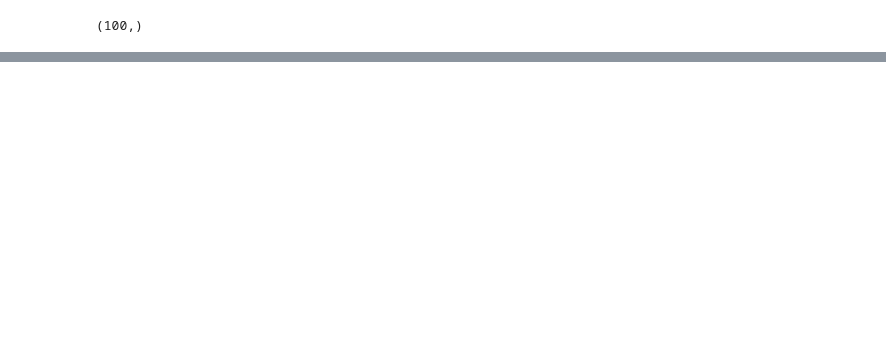
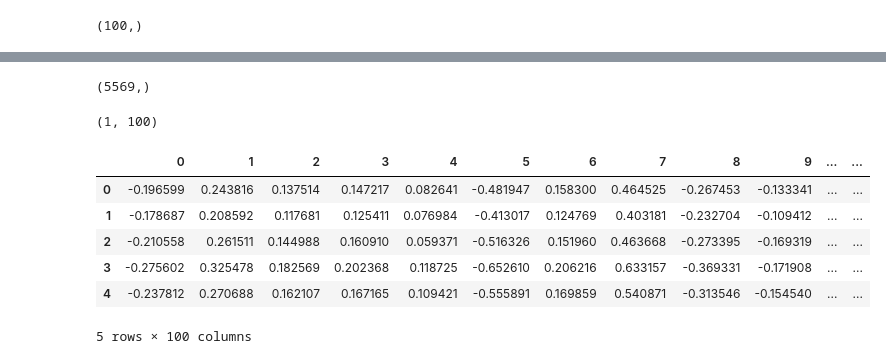
Before and after one commit to SEAFARI/ml, a Jupyter notebook: NLP/spam_ham_word2vec.ipynb, the cells around one changed output, grey strips where cells are left out. Saved outputs shown, nothing was run; the diff lists cells and outputs as text; code cells hidden in the pictures; blank space fills up the shorter version.

```diff
--- a/NLP/spam_ham_word2vec.ipynb
+++ b/NLP/spam_ham_word2vec.ipynb
@@ -172,0 +186,14 @@ model.wv['good'].shape
+# %%
+def avg_word2vec(doc):
+    # remove out-of-vocabulary words
+    #sent = [word for word in doc if word in model.wv.index_to_key]
+    #print(sent)
+
+    return np.mean([model.wv[word] for word in doc if word in model.wv.index_to_key],axis=0)
+                #or [np.zeros(len(model.wv.index_to_key))], axis=0)
+# %%
+#apply for the entire sentences
+import numpy as np
+X=[]
+for i in tqdm(range(len(words))):
+    X.append(avg_word2vec(words[i]))
@@ -172,0 +224,3 @@ model.wv['good'].shape
+# %%
+##independent Features
+X_new=np.array(X,dtype='object')
@@ -172,0 +314,8 @@ model.wv['good'].shape
+# %%
+y.shape
+# %% [output]
+(5569,)
+# %%
+X[0].reshape(1,-1).shape
+# %% [output]
+(1, 100)
@@ -172,0 +328,10 @@ model.wv['good'].shape
+# %%
+df.head()
+# %% [output]
+|  | 0 | 1 | 2 | 3 | 4 | 5 | 6 | 7 | 8 | 9 | ... | ... |
+| 0 | -0.196599 | 0.243816 | 0.137514 | 0.147217 | 0.082641 | -0.481947 | 0.158300 | 0.464525 | -0.267453 | -0.133341 | ... | ... |
+| 1 | -0.178687 | 0.208592 | 0.117681 | 0.125411 | 0.076984 | -0.413017 | 0.124769 | 0.403181 | -0.232704 | -0.109412 | ... | ... |
+| 2 | -0.210558 | 0.261511 | 0.144988 | 0.160910 | 0.059371 | -0.516326 | 0.151960 | 0.463668 | -0.273395 | -0.169319 | ... | ... |
+| 3 | -0.275602 | 0.325478 | 0.182569 | 0.202368 | 0.118725 | -0.652610 | 0.206216 | 0.633157 | -0.369331 | -0.171908 | ... | ... |
+| 4 | -0.237812 | 0.270688 | 0.162107 | 0.167165 | 0.109421 | -0.555891 | 0.169859 | 0.540871 | -0.313546 | -0.154540 | ... | ... |
+5 rows × 100 columns
```
Also changed, not shown: parts of 39 cells of this notebook.
